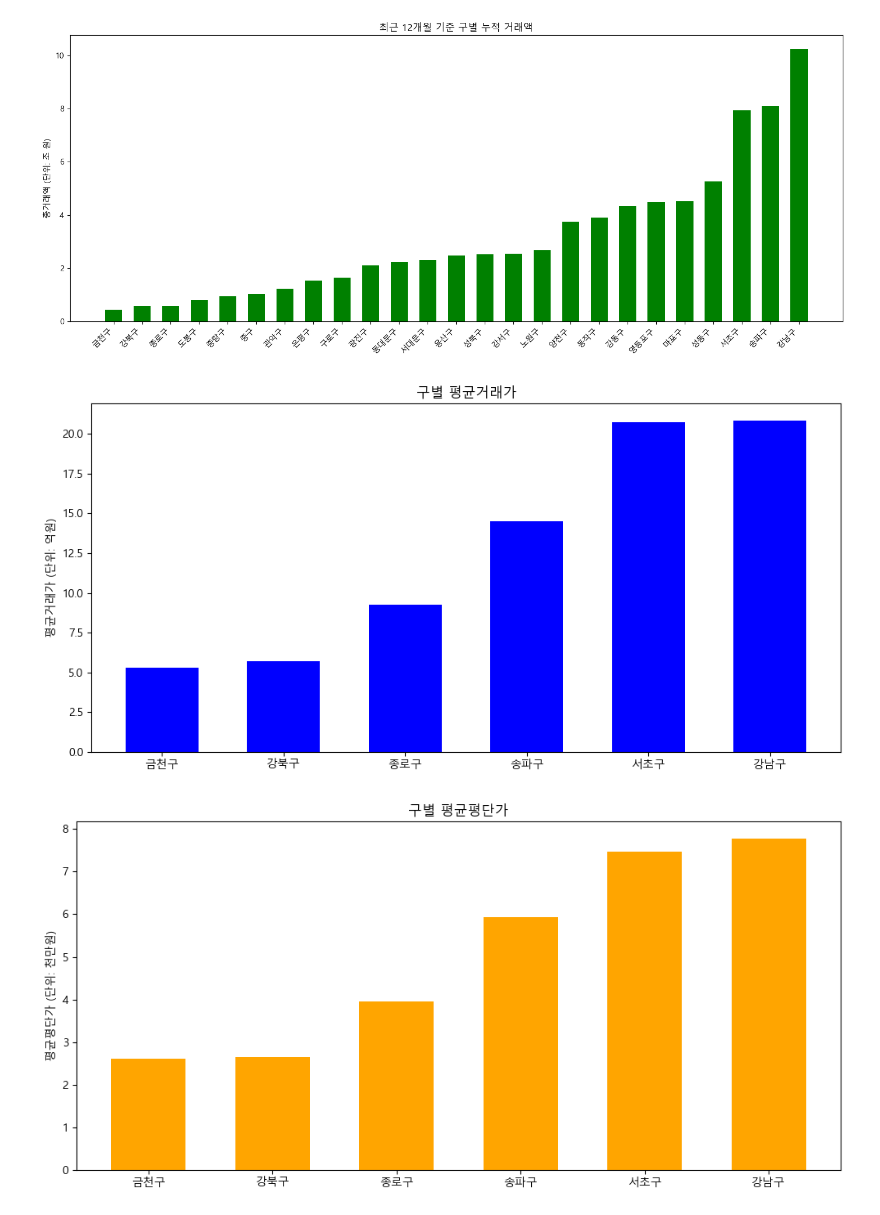
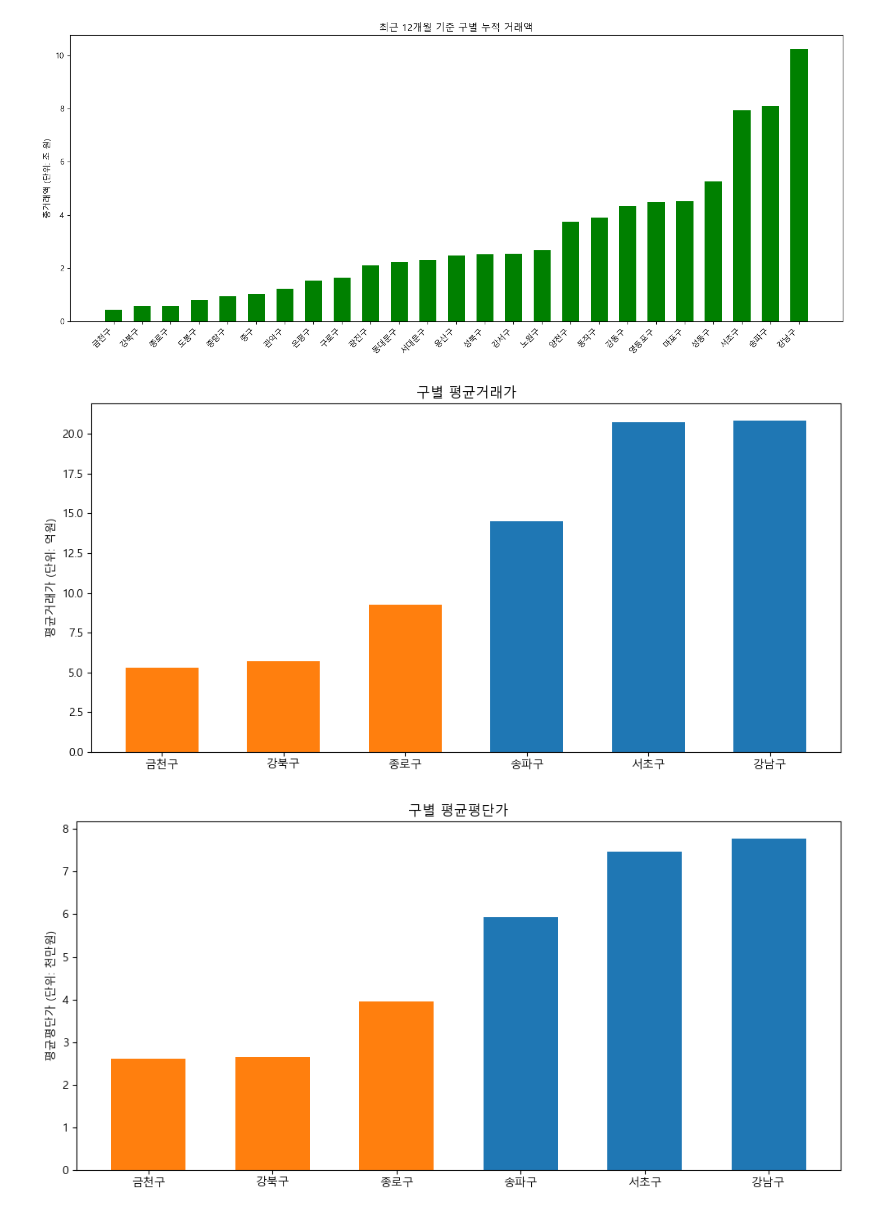
Before and after one commit to krystallinekim/pjt-DataAnalysis-Korean_Real_Estate, a Jupyter notebook: 01_market_comparison.ipynb, the cells around one changed output. Saved outputs shown, nothing was run; the diff lists cells and outputs as text; code cells hidden in the pictures.

```diff
--- a/01_market_comparison.ipynb
+++ b/01_market_comparison.ipynb
@@ -27,6 +27,7 @@ plt.rcParams['axes.unicode_minus'] = False
 
 df_sales = pd.read_csv('./data/sales_clean.csv')
 df_sales['계약일'] = pd.to_datetime(df_sales['계약일'], format='%Y%m%d')
+df_sales['계약월'] = pd.to_datetime(df_sales['계약월'], format='%Y-%m-%d')
 
 df_sales_copy = df_sales.copy()
-display(df_sales_copy.head())
+# display(df_sales_copy.info())
@@ -54,6 +48,11 @@ popular = district_sales_stats.sort_values(by = ['총거래액', '거래건수']
 unpopular = district_sales_stats.sort_values(by = ['총거래액', '거래건수'], ascending=[True, False]).head(3).index.tolist()
 
 print(f'인기구: {popular}\n비인기구: {unpopular}')
+
+# 구분 컬럼 추가
+df_sales_copy['구분'] = df_sales_copy['구'].apply(
+    lambda x: '인기구' if x in popular else ('비인기구' if x in unpopular else '기타')
+)
 # %% [output]
 인기구: ['강남구', '송파구', '서초구']
 비인기구: ['금천구', '강북구', '종로구']
@@ -131,37 +132,38 @@ plt.show()
 # 핵심 지표의 시각화
 
 ## 평균거래가, 평균평단가
-avg_price_stats = avg_price_stats.sort_values(('평균거래가'))
+colors = ['tab:blue' if g in popular else 'tab:orange' for g in avg_price_stats['구']]
 
+# 값 단위 조정
 avg_price_stats_plot = avg_price_stats.copy()
 avg_price_stats_plot['평균거래가'] = avg_price_stats_plot['평균거래가'] / 1e8
 avg_price_stats_plot['평균평단가'] = avg_price_stats_plot['평균평단가'] / 1e7
 
 x = np.arange(len(avg_price_stats_plot['구']))
 width = 0.6
 
 # 평균거래가(억원) 바 차트
 fig, ax = plt.subplots(figsize=(10,5))
-ax.bar(x, avg_price_stats_plot['평균거래가'], width, color='blue')
+ax.bar(x, avg_price_stats_plot['평균거래가'], width, color=colors)
 ax.set_xticks(x)
 ax.set_xticklabels(avg_price_stats_plot['구'])
 ax.set_ylabel('평균거래가 (단위: 억원)')
 ax.set_title('구별 평균거래가')
 ax.ticklabel_format(style='plain', axis='y')
 plt.tight_layout()
 plt.show()
 
 # 평균평단가(천만원) 바 차트
 fig, ax = plt.subplots(figsize=(10,5))
-ax.bar(x, avg_price_stats_plot['평균평단가'], width, color='orange')
+ax.bar(x, avg_price_stats_plot['평균평단가'], width, color=colors)
 ax.set_xticks(x)
 ax.set_xticklabels(avg_price_stats_plot['구'])
 ax.set_ylabel('평균평단가 (단위: 천만원)')
 ax.set_title('구별 평균평단가')
 ax.ticklabel_format(style='plain', axis='y')
 plt.tight_layout()
 plt.show()
 # %% [output]
-[figure, old version]
+[figure, new version]
-[figure, old version]
+[figure, new version]
 # %%
```
Also changed, not shown: parts of 9 cells of this notebook.
